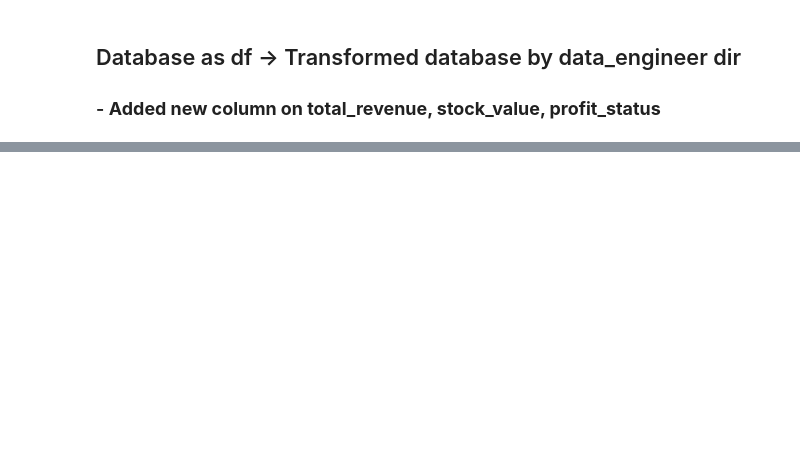
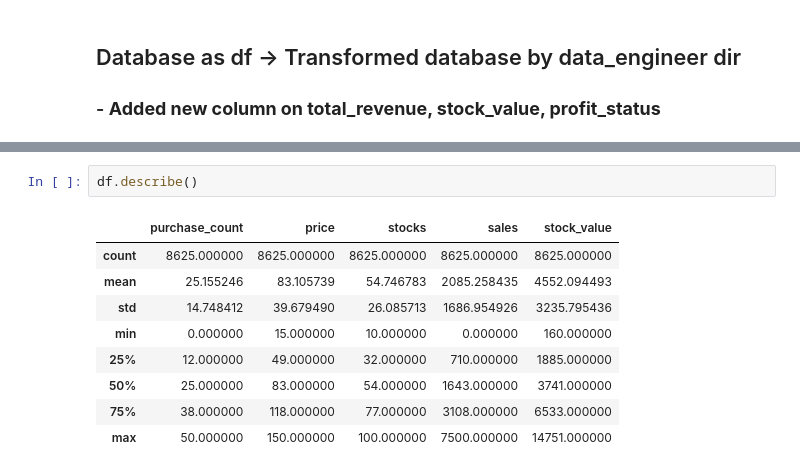
Before and after one commit to Mipjeiger/Fashion-recommendation-RAG-Finetuing-LLM-ML-Engineer-end-to-end, a Jupyter notebook: pipelines/ai_engineer/LLM/llm.ipynb, the cells around one changed output, grey strips where cells are left out. Drawn from its saved outputs; the diff is of its cells as text; blank space fills up the shorter version.

```diff
--- a/pipelines/ai_engineer/LLM/llm.ipynb
+++ b/pipelines/ai_engineer/LLM/llm.ipynb
@@ -79,3 +72,15 @@ df
 | 8623 | item_8624 | 31 | 34.0 | 90 | 1054.0 | 3060.0 | profit |
 | 8624 | item_8625 | 48 | 128.0 | 79 | 6144.0 | 10112.0 | profit |
 8625 rows × 7 columns
+# %%
+df.describe()
+# %% [output]
+|  | purchase_count | price | stocks | sales | stock_value |
+| count | 8625.000000 | 8625.000000 | 8625.000000 | 8625.000000 | 8625.000000 |
+| mean | 25.155246 | 83.105739 | 54.746783 | 2085.258435 | 4552.094493 |
+| std | 14.748412 | 39.679490 | 26.085713 | 1686.954926 | 3235.795436 |
+| min | 0.000000 | 15.000000 | 10.000000 | 0.000000 | 160.000000 |
+| 25% | 12.000000 | 49.000000 | 32.000000 | 710.000000 | 1885.000000 |
+| 50% | 25.000000 | 83.000000 | 54.000000 | 1643.000000 | 3741.000000 |
+| 75% | 38.000000 | 118.000000 | 77.000000 | 3108.000000 | 6533.000000 |
+| max | 50.000000 | 150.000000 | 100.000000 | 7500.000000 | 14751.000000 |
```
Also changed, not shown: parts of 16 cells of this notebook, 5 other files.
